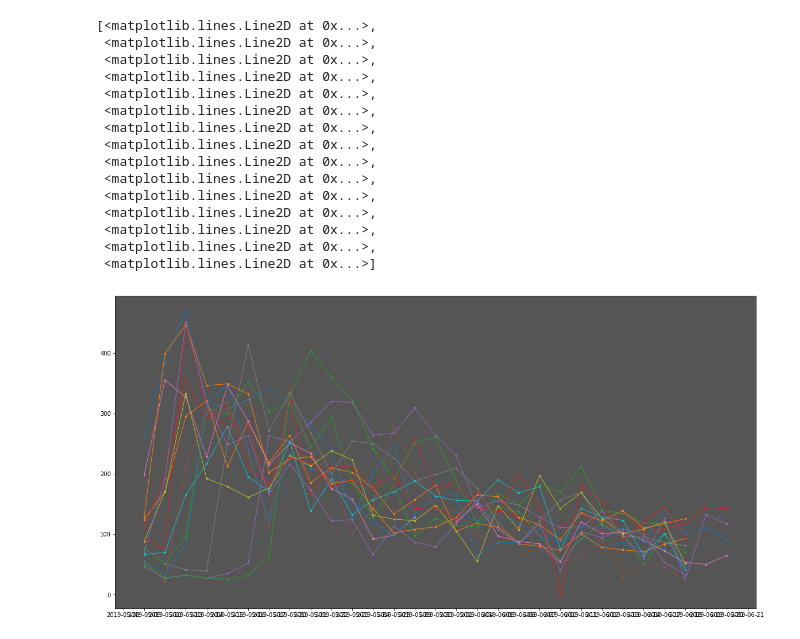
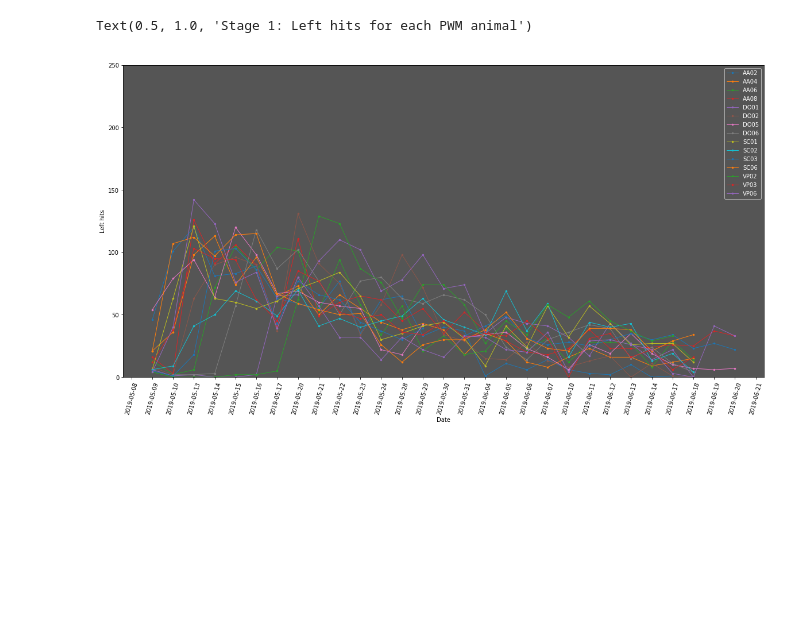
Before and after one commit to Olesens/Rot3, a Jupyter notebook: PWM_plots.ipynb, the cells around one changed output. Saved outputs shown, nothing was run; the diff lists cells and outputs as text; code cells hidden in the pictures; blank space fills up the shorter version.

Commit message:
notebook plots

```diff
--- a/PWM_plots.ipynb
+++ b/PWM_plots.ipynb
@@ -186,20 +143,0 @@ plt.plot(pwm_stage1_dt, marker='o',linewidth = 1.0, markersize = 2.5)
-# %%
-pwm_stage1_dt2 = pwm_stage1['done_trials']
-plt.plot(pwm_stage1_dt2, marker='o',linewidth = 1.0, markersize = 2.5)
-# %% [output]
-[<matplotlib.lines.Line2D at 0x...>,
- <matplotlib.lines.Line2D at 0x...>,
- <matplotlib.lines.Line2D at 0x...>,
- <matplotlib.lines.Line2D at 0x...>,
- <matplotlib.lines.Line2D at 0x...>,
- <matplotlib.lines.Line2D at 0x...>,
- <matplotlib.lines.Line2D at 0x...>,
- <matplotlib.lines.Line2D at 0x...>,
- <matplotlib.lines.Line2D at 0x...>,
- <matplotlib.lines.Line2D at 0x...>,
- <matplotlib.lines.Line2D at 0x...>,
- <matplotlib.lines.Line2D at 0x...>,
- <matplotlib.lines.Line2D at 0x...>,
- <matplotlib.lines.Line2D at 0x...>,
- <matplotlib.lines.Line2D at 0x...>]
-[figure, removed]
@@ -205,0 +187,22 @@ plt.plot(pwm_stage1_dt2, marker='o',linewidth = 1.0, markersize = 2.5)
+# %%
+pwm_stage1_l = pwm_stage1['left_trials'] #so its almost the same as hits*trials
+plt.plot(pwm_stage1_l, marker='o',linewidth = 1.0, markersize = 2.5)
+list = pwm_stage1_l.columns.values
+plt.xticks( rotation = 75, fontsize= 'medium')
+plt.legend(list)
+plt.ylabel('Left hits')
+plt.ylim([0,250])
+plt.xlabel('Date')
+plt.title('Stage 1: Left hits for each PWM animal')
+pwm_stage1_l = pwm_stage1['left_trials'] #so its almost the same as hits*trials
+plt.plot(pwm_stage1_l, marker='o',linewidth = 1.0, markersize = 2.5)
+list = pwm_stage1_l.columns.values
+plt.xticks( rotation = 75, fontsize= 'medium')
+plt.legend(list)
+plt.ylabel('Left hits')
+plt.ylim([0,250])
+plt.xlabel('Date')
+plt.title('Stage 1: Left hits for each PWM animal')
+# %% [output]
+Text(0.5, 1.0, 'Stage 1: Left hits for each PWM animal')
+[figure, added]
```
Also changed, not shown: parts of 9 cells of this notebook.
